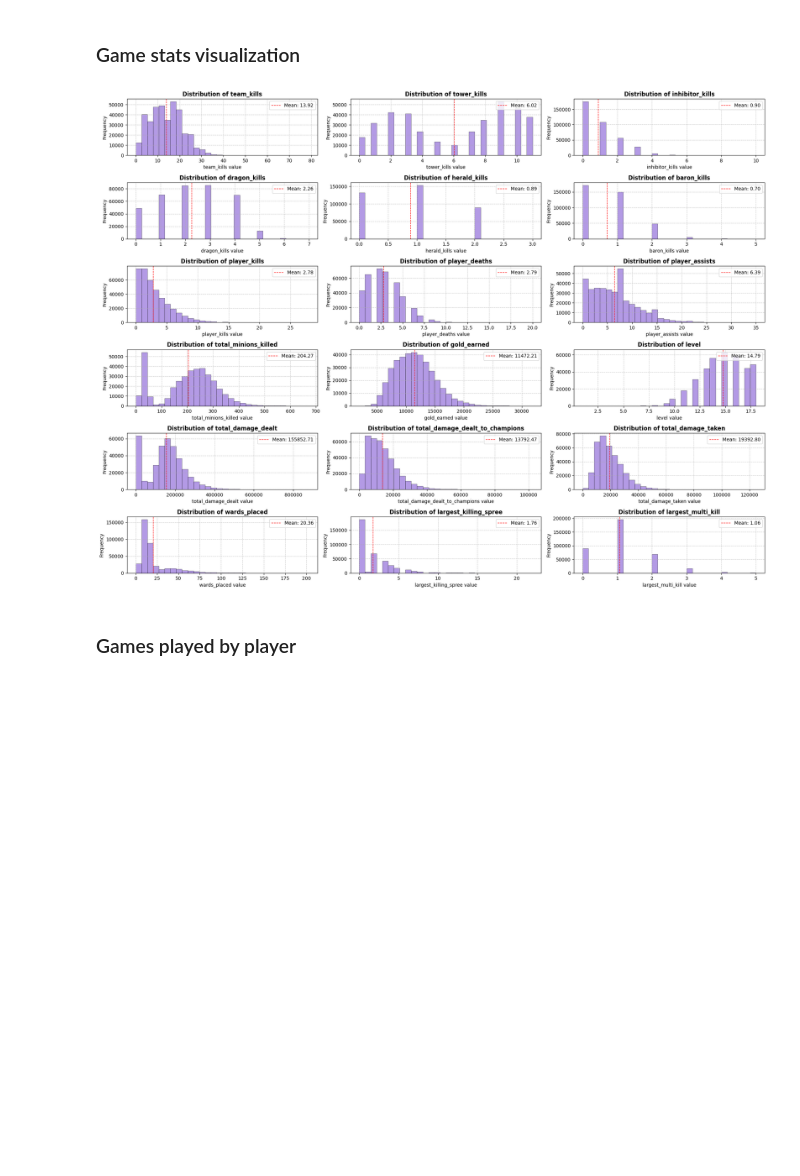
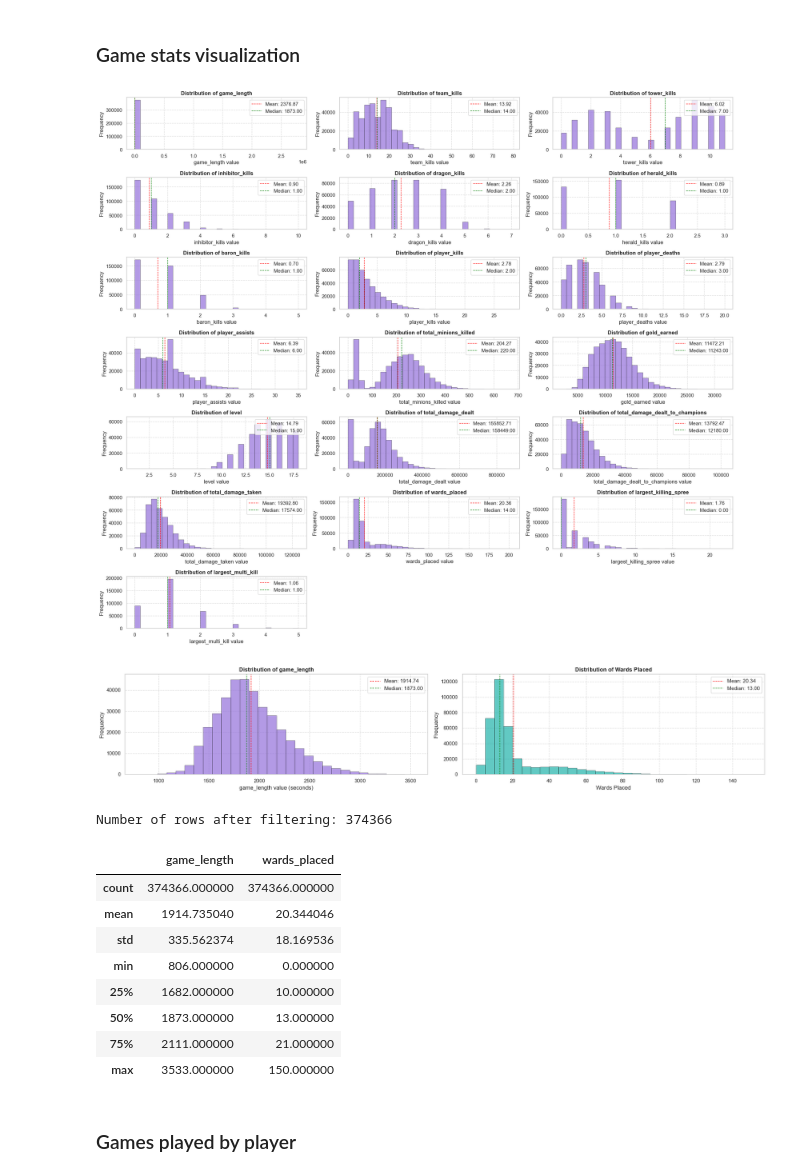
Before and after one commit to NJurquet/neuralol, a Jupyter notebook: notebooks/0_dataset_visualization.ipynb, the cells around one changed output. Drawn from its saved outputs; the diff is of its cells as text; code cells hidden in the pictures; blank space fills up the shorter version.

Commit message:
Plot feature correlation & new features

```diff
--- a/notebooks/0_dataset_visualization.ipynb
+++ b/notebooks/0_dataset_visualization.ipynb
@@ -12,6 +12,8 @@ from IPython.display import display
 import matplotlib.pyplot as plt
 
 from neuralol.constants import Role, StatsCols
+
+pd.set_option('display.max_columns', None)
 # %% [output]
 The autoreload extension is already loaded. To reload it, use:
   %reload_ext autoreload
@@ -74,9 +94,10 @@ dtype: float64
 ### Game stats visualization
 # %%
 numeric_players_game_stats = df_players_game_stats.select_dtypes(include=['float64', 'int64']).drop(
-    columns=[StatsCols.GAME_ID, StatsCols.PLAYER_ID, StatsCols.TEAM_ID, StatsCols.GAME_LENGTH])
-# Calculate means for all numeric columns
+    columns=[StatsCols.GAME_ID, StatsCols.PLAYER_ID, StatsCols.TEAM_ID])
+# Calculate means & medians for all numeric columns
 column_means = numeric_players_game_stats.mean()
+column_medians = numeric_players_game_stats.median()
 
 # Set up a grid of subplots
 n_columns = len(numeric_players_game_stats.columns)
@@ -87,35 +108,86 @@ n_rows = (n_columns + n_cols - 1) // n_cols  # Calculate number of rows needed
 fig, axes = plt.subplots(n_rows, n_cols, figsize=(20, n_rows * 2.5))
 axes = axes.flatten()  # Flatten the axes array for easier indexing
 
 # Create a histogram for each numeric column
 for i, column in enumerate(numeric_players_game_stats.columns):
     ax = axes[i]
     data = numeric_players_game_stats[column]
 
     # Create histogram
     ax.hist(data, bins=30, alpha=0.7, color="mediumpurple", edgecolor="black", linewidth=0.5)
 
-    # Add a vertical line for the mean
+    # Add a vertical line for the mean & median
     mean_value = column_means[column]
+    median_value = column_medians[column]
     ax.axvline(mean_value, color="red", linestyle="dashed", linewidth=1, label=f"Mean: {mean_value:.2f}")
+    ax.axvline(median_value, color="green", linestyle="dashed", linewidth=1, label=f"Median: {median_value:.2f}")
 
     # Set labels and title
     ax.set_xlabel(f"{column} value")
     ax.set_ylabel("Frequency")
     ax.set_title(f"Distribution of {column}", fontweight="bold")
     ax.legend(loc='upper right', framealpha=0.8)
 
     # Add grid lines
     ax.grid(True, linestyle="--", alpha=0.7)
 
 # Hide any unused subplots
 for i in range(n_columns, len(axes)):
     axes[i].set_visible(False)
 
 plt.tight_layout()
 plt.show()
+
+# Remove outliers: games longer than 1 hour and with excessive ward placement
+df_players_game_stats = df_players_game_stats[df_players_game_stats[StatsCols.GAME_LENGTH] <= 1 * 60 * 60]
+df_players_game_stats = df_players_game_stats[df_players_game_stats[StatsCols.WARDS_PLACED] <= 150]
+
+# Create a figure with two subplots
+fig, axes = plt.subplots(1, 2, figsize=(20, 4))
+
+# Game Length distribution
+axes[0].hist(df_players_game_stats[StatsCols.GAME_LENGTH], bins=30, alpha=0.7, color="mediumpurple", edgecolor="black", linewidth=0.5)
+axes[0].axvline(df_players_game_stats[StatsCols.GAME_LENGTH].mean(), color="red", linestyle="dashed", linewidth=1,
+            label=f"Mean: {df_players_game_stats[StatsCols.GAME_LENGTH].mean():.2f}")
+axes[0].axvline(df_players_game_stats[StatsCols.GAME_LENGTH].median(), color="green", linestyle="dashed", linewidth=1,
+            label=f"Median: {df_players_game_stats[StatsCols.GAME_LENGTH].median():.2f}")
+axes[0].set_xlabel(f"{StatsCols.GAME_LENGTH} value (seconds)")
+axes[0].set_ylabel("Frequency")
+axes[0].set_title(f"Distribution of {StatsCols.GAME_LENGTH}", fontweight="bold")
+axes[0].legend(loc='upper right', framealpha=0.8)
+axes[0].grid(True, linestyle="--", alpha=0.7)
+
+# Wards Placed distribution
+axes[1].hist(df_players_game_stats[StatsCols.WARDS_PLACED], bins=30, alpha=0.7, color="lightseagreen", edgecolor="black", linewidth=0.5)
+axes[1].axvline(df_players_game_stats[StatsCols.WARDS_PLACED].mean(), color="red", linestyle="dashed", linewidth=1,
+            label=f"Mean: {df_players_game_stats[StatsCols.WARDS_PLACED].mean():.2f}")
+axes[1].axvline(df_players_game_stats[StatsCols.WARDS_PLACED].median(), color="green", linestyle="dashed", linewidth=1,
+            label=f"Median: {df_players_game_stats[StatsCols.WARDS_PLACED].median():.2f}")
+axes[1].set_xlabel("Wards Placed")
+axes[1].set_ylabel("Frequency")
+axes[1].set_title("Distribution of Wards Placed", fontweight="bold")
+axes[1].legend(loc='upper right', framealpha=0.8)
+axes[1].grid(True, linestyle="--", alpha=0.7)
+
+plt.tight_layout()
+plt.show()
+
+# Print count of filtered rows for reference
+print(f"Number of rows after filtering: {df_players_game_stats.shape[0]}")
+df_players_game_stats[[StatsCols.GAME_LENGTH, StatsCols.WARDS_PLACED]].describe()
 # %% [output]
-[figure, old version]
+[figure, new version]
+[figure, added]
+Number of rows after filtering: 374366
+|  | game_length | wards_placed |
+| count | 374366.000000 | 374366.000000 |
+| mean | 1914.735040 | 20.344046 |
+| std | 335.562374 | 18.169536 |
+| min | 806.000000 | 0.000000 |
+| 25% | 1682.000000 | 10.000000 |
+| 50% | 1873.000000 | 13.000000 |
+| 75% | 2111.000000 | 21.000000 |
+| max | 3533.000000 | 150.000000 |
 # %% [markdown]
 ### Games played by player
 # %%
```
Also changed, not shown: parts of 10 cells of this notebook.
